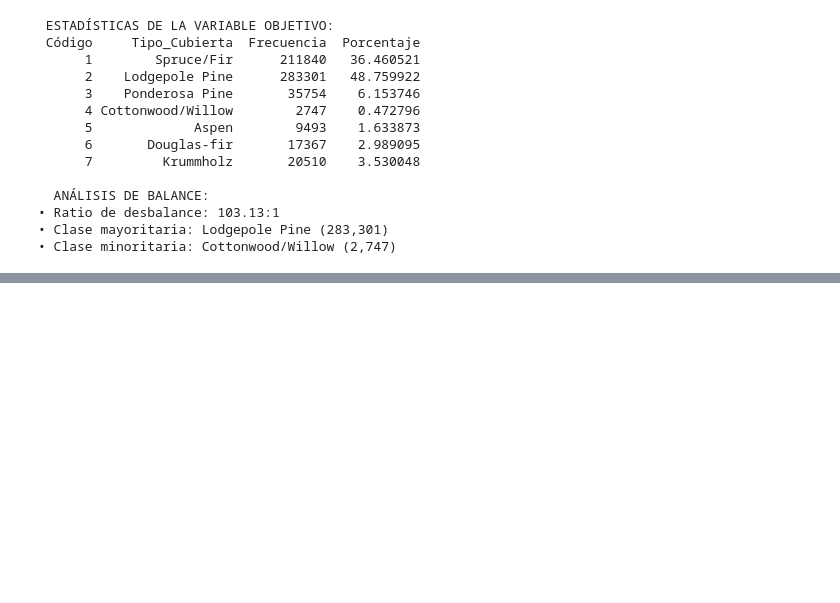
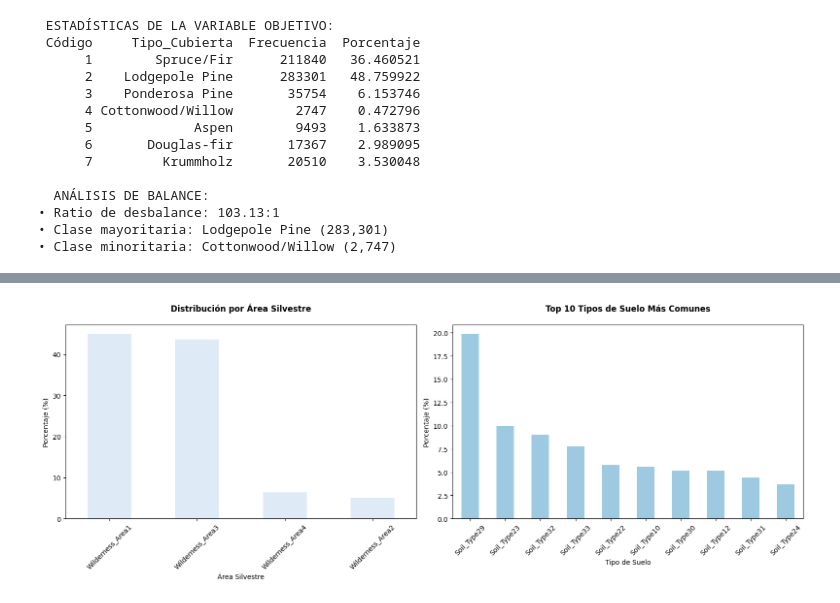
Before and after one commit to Factoria-F5-madrid/proyecto7-problema-clasificacion-multiclase-grupo5, a Jupyter notebook: backend/notebooks/EDA.ipynb, the cells around one changed output, grey strips where cells are left out. Cells and saved outputs as stored; diff of their text form; code cells hidden in the pictures; blank space fills up the shorter version.

```diff
--- a/backend/notebooks/EDA.ipynb
+++ b/backend/notebooks/EDA.ipynb
@@ -261,0 +281,63 @@ plt.show()
+# %%
+# 6. ANÁLISIS DE VARIABLES BINARIAS
+
+
+print("\n ANÁLISIS DE VARIABLES BINARIAS")
+
+
+# Análisis de áreas silvestres
+print("\n DISTRIBUCIÓN DE ÁREAS SILVESTRES:")
+wilderness_frequencies = {}
+for col in wilderness_vars:
+    if col in df.columns:
+        wilderness_frequencies[col] = df[col].sum()
+
+wilderness_freq_df = pd.DataFrame({
+    'Wilderness_Area': wilderness_frequencies.keys(),
+    'Frecuencia': wilderness_frequencies.values(),
+    'Porcentaje': (np.array(list(wilderness_frequencies.values())) / len(df)) * 100
+}).sort_values('Frecuencia', ascending=False)
+
+print(wilderness_freq_df.round(2).to_string(index=False))
+
+# Análisis de tipos de suelo
+print(f"\n  ANÁLISIS DE TIPOS DE SUELO ({len(soil_vars)} variables):")
+soil_frequencies = {}
+for col in soil_vars:
+    if col in df.columns and df[col].sum() > 0:
+        soil_frequencies[col] = df[col].sum()
+
+soil_freq_df = pd.DataFrame({
+    'Soil_Type': soil_frequencies.keys(),
+    'Frecuencia': soil_frequencies.values(),
+    'Porcentaje': (np.array(list(soil_frequencies.values())) / len(df)) * 100
+}).sort_values('Frecuencia', ascending=False)
+
+print(f"• Tipos de suelo presentes: {len(soil_frequencies)}")
+print(f"• Tipos de suelo ausentes: {len(soil_vars) - len(soil_frequencies)}")
+
+print("\n TOP 10 TIPOS DE SUELO MÁS COMUNES:")
+print(soil_freq_df.head(10).round(2).to_string(index=False))
+
+# Visualización de distribuciones binarias
+fig, (ax1, ax2) = plt.subplots(1, 2, figsize=(16, 6))
+
+# Áreas silvestres
+wilderness_freq_df.plot(kind='bar', x='Wilderness_Area', y='Porcentaje',
+                       ax=ax1, legend=False, color=PALETTE[0])
+ax1.set_title('Distribución por Área Silvestre', fontweight='bold', pad=20)
+ax1.set_ylabel('Porcentaje (%)')
+ax1.set_xlabel('Área Silvestre')
+ax1.tick_params(axis='x', rotation=45)
+
+# Tipos de suelo (top 10)
+soil_freq_df.head(10).plot(kind='bar', x='Soil_Type', y='Porcentaje',
+                          ax=ax2, legend=False, color=PALETTE[2])
+ax2.set_title('Top 10 Tipos de Suelo Más Comunes', fontweight='bold', pad=20)
+ax2.set_ylabel('Porcentaje (%)')
+ax2.set_xlabel('Tipo de Suelo')
+ax2.tick_params(axis='x', rotation=45)
+
+plt.tight_layout()
+plt.show()
+# %% [output]
@@ -261,0 +361 @@ plt.show()
+[figure, added]
```
Also changed, not shown: parts of 3 cells of this notebook.
